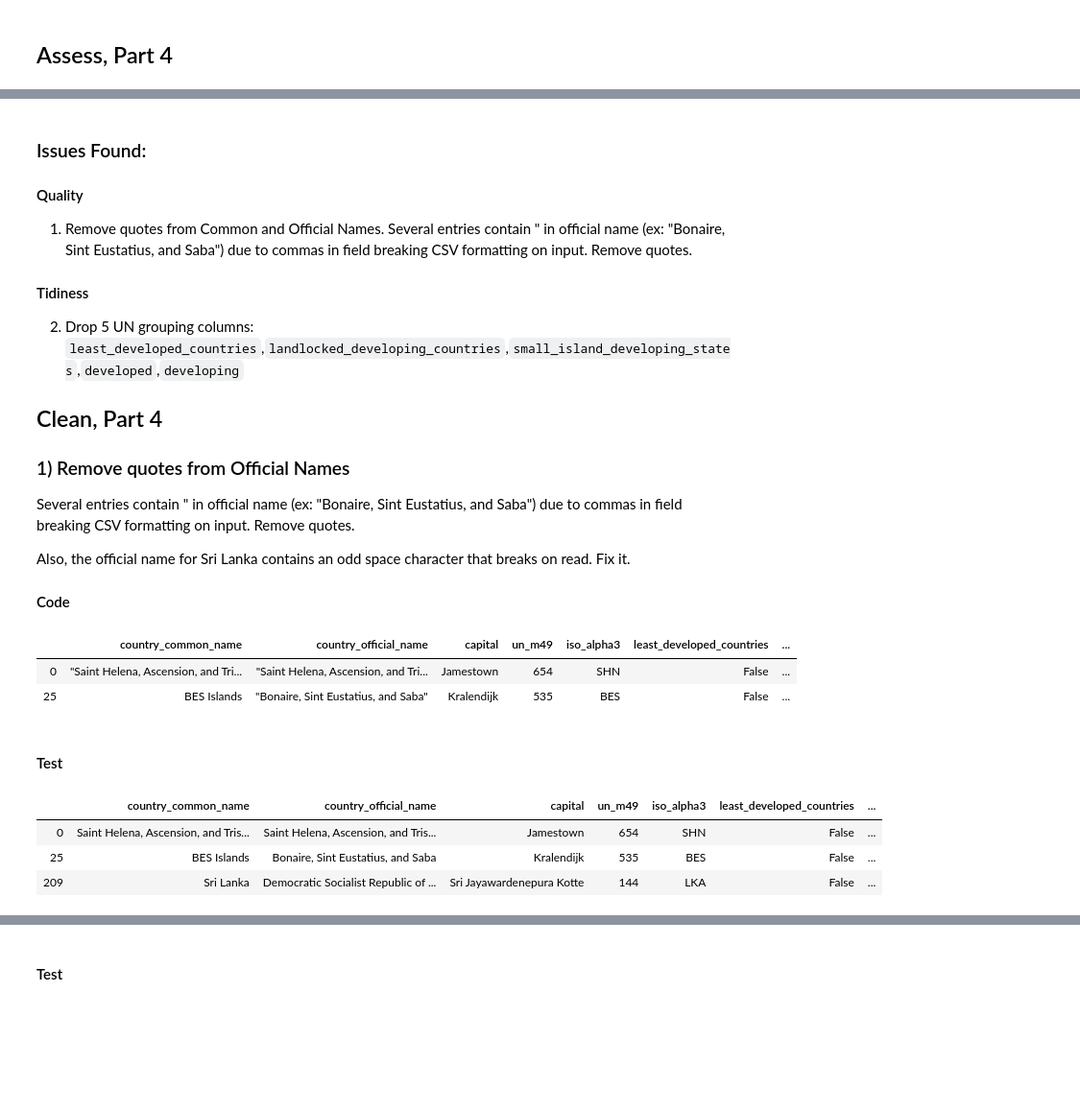
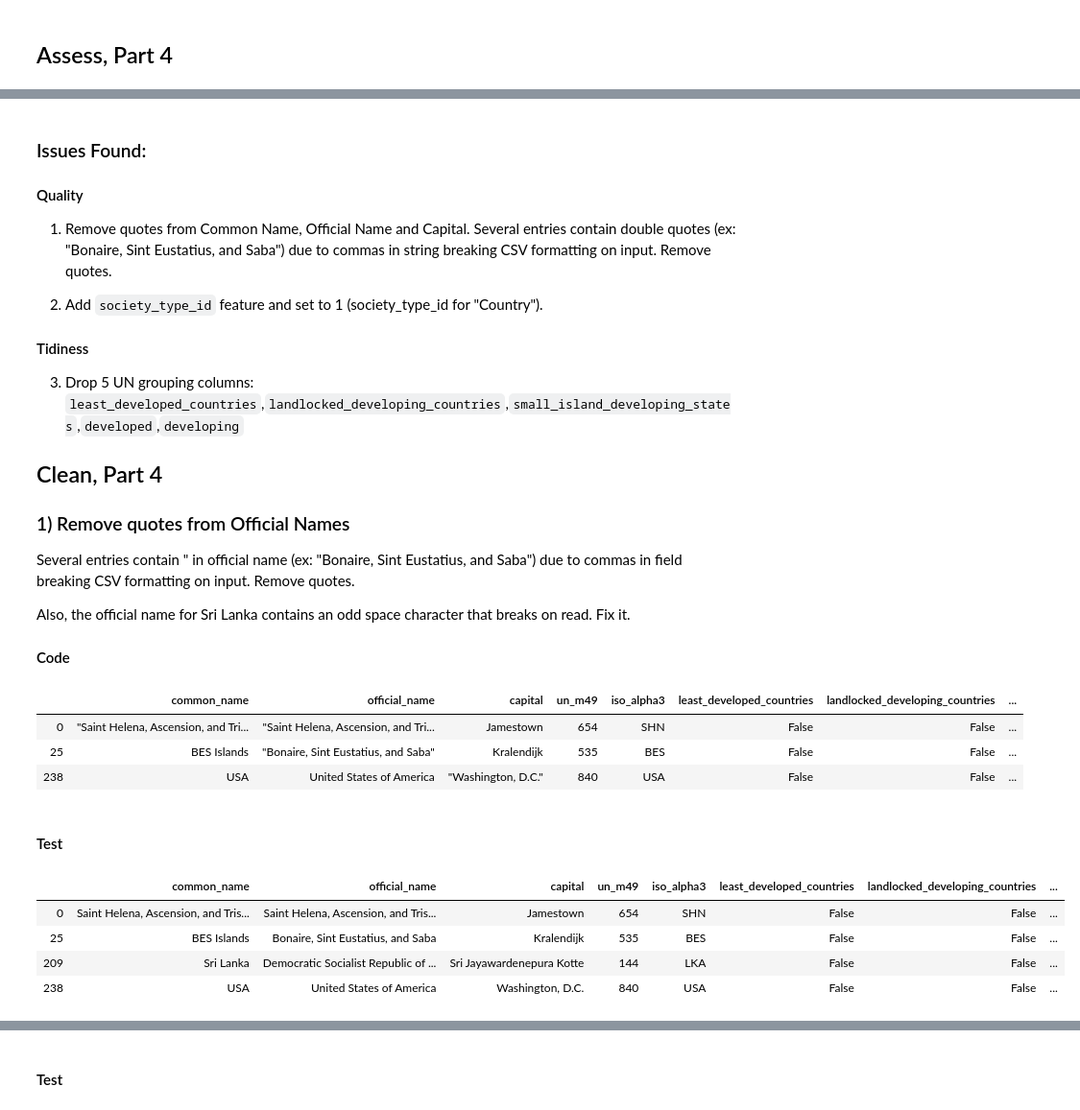
Before and after one commit to skustes/UN-Regions-and-Countries, a Jupyter notebook: Countries & UN Regions.ipynb, the cells around one changed output, grey strips where cells are left out. Shown at 96% size. Cells and saved outputs as stored; diff of their text form; code cells hidden in the pictures; blank space fills up the shorter version.

```diff
--- a/Countries & UN Regions.ipynb
+++ b/Countries & UN Regions.ipynb
@@ -325,0 +344,2 @@ countries.query( 'country_common_name == "Antarctica"' )
+# %%
+countries['capital'].fillna( '', inplace=True )
@@ -377,16 +403,12 @@ for row in countries.itertuples():
                                     ignore_index=True )
 # %%
 # Function to populate un_region field in countries dataframe
+# All assignments to regions are at the subregion or intermediate region level
 # If intermediate_region_code is not 000, return the intermediate_region_code
-# Else return subregion_code
-# Note that one entry contains 000 in subregion_code: Antarctica
-# Antarctica was previously assigned a region_code of 000 so returning subregion_code of 000 will not cause problems
+# Otherwise return subregion_code
 def get_un_region( row ):
     # If intermediate_region_code is not 000, return it
-    if row['intermediate_region_code'] != '000':
-        return row['intermediate_region_code']
-    else:
-        return row['subregion_code']
+    return row['intermediate_region_code'] if row['intermediate_region_code'] != '000' else row['subregion_code']
 
 countries['un_region'] = countries.apply( get_un_region, axis=1 )
 # %% [markdown]
@@ -597,7 +619,7 @@ The island of Sark has no ISO Alpha3 code.
 
 #### Code
 # %%
-countries['iso_alpha3'].fillna( 'NA', inplace=True )
+countries['iso_alpha3'].fillna( '', inplace=True )
 # %% [markdown]
 #### Test
 # %%
@@ -705,10 +730,12 @@ memory usage: 13.0+ KB
 # %% [markdown]
 ### Issues Found:
 #### Quality
-1) Remove quotes from Common and Official Names. Several entries contain " in official name (ex: "Bonaire, Sint Eustatius, and Saba") due to commas in field breaking CSV formatting on input. Remove quotes.
+1) Remove quotes from Common Name, Official Name and Capital. Several entries contain double quotes (ex: "Bonaire, Sint Eustatius, and Saba") due to commas in string breaking CSV formatting on input. Remove quotes.
+
+2) Add `society_type_id` feature and set to 1 (society_type_id for "Country").
 
 #### Tidiness
-2) Drop 5 UN grouping columns: `least_developed_countries`,`landlocked_developing_countries`,`small_island_developing_states`,`developed`,`developing`
+3) Drop 5 UN grouping columns: `least_developed_countries`,`landlocked_developing_countries`,`small_island_developing_states`,`developed`,`developing`
 
 <a id='clean4'></a>
 ## Clean, Part 4
@@ -721,22 +748,25 @@ Also, the official name for Sri Lanka contains an odd space character that break
 
 #### Code
 # %%
-countries[ countries['country_official_name'].str.contains('"') ]
+countries[ countries['official_name'].str.contains('"') | countries['capital'].str.contains('"') ]
 # %% [output]
-|  | country_common_name | country_official_name | capital | un_m49 | iso_alpha3 | least_developed_countries | ... |
-| 0 | "Saint Helena, Ascension, and Tri... | "Saint Helena, Ascension, and Tri... | Jamestown | 654 | SHN | False | ... |
-| 25 | BES Islands | "Bonaire, Sint Eustatius, and Saba" | Kralendijk | 535 | BES | False | ... |
+|  | common_name | official_name | capital | un_m49 | iso_alpha3 | least_developed_countries | landlocked_developing_countries | ... |
+| 0 | "Saint Helena, Ascension, and Tri... | "Saint Helena, Ascension, and Tri... | Jamestown | 654 | SHN | False | False | ... |
+| 25 | BES Islands | "Bonaire, Sint Eustatius, and Saba" | Kralendijk | 535 | BES | False | False | ... |
+| 238 | USA | United States of America | "Washington, D.C." | 840 | USA | False | False | ... |
 # %%
-countries.loc[0,'country_official_name'] = "Saint Helena, Ascension, and Tristan da Cunha"
-countries.loc[0,'country_common_name'] = "Saint Helena, Ascension, and Tristan da Cunha"
-countries.loc[25,'country_official_name'] = "Bonaire, Sint Eustatius, and Saba"
-countries.loc[209,'country_official_name'] = "Democratic Socialist Republic of Sri Lanka"
+countries.loc[0,'official_name'] = "Saint Helena, Ascension, and Tristan da Cunha"
+countries.loc[0,'common_name'] = "Saint Helena, Ascension, and Tristan da Cunha"
+countries.loc[25,'official_name'] = "Bonaire, Sint Eustatius, and Saba"
+countries.loc[209,'official_name'] = "Democratic Socialist Republic of Sri Lanka"
+countries.loc[238,'capital'] = "Washington, D.C."
 # %% [markdown]
 #### Test
 # %%
-countries.query( '( country_common_name == "BES Islands" ) | ( country_common_name == "Saint Helena, Ascension, and Tristan da Cunha") | ( country_common_name == "Sri Lanka" )' )
+countries.query( '( common_name == "BES Islands" ) | ( common_name == "Saint Helena, Ascension, and Tristan da Cunha") | ( common_name == "Sri Lanka" ) | ( common_name == "USA" )' )
 # %% [output]
-|  | country_common_name | country_official_name | capital | un_m49 | iso_alpha3 | least_developed_countries | ... |
-| 0 | Saint Helena, Ascension, and Tris... | Saint Helena, Ascension, and Tris... | Jamestown | 654 | SHN | False | ... |
-| 25 | BES Islands | Bonaire, Sint Eustatius, and Saba | Kralendijk | 535 | BES | False | ... |
-| 209 | Sri Lanka | Democratic Socialist Republic of ... | Sri Jayawardenepura Kotte | 144 | LKA | False | ... |
+|  | common_name | official_name | capital | un_m49 | iso_alpha3 | least_developed_countries | landlocked_developing_countries | ... |
+| 0 | Saint Helena, Ascension, and Tris... | Saint Helena, Ascension, and Tris... | Jamestown | 654 | SHN | False | False | ... |
+| 25 | BES Islands | Bonaire, Sint Eustatius, and Saba | Kralendijk | 535 | BES | False | False | ... |
+| 209 | Sri Lanka | Democratic Socialist Republic of ... | Sri Jayawardenepura Kotte | 144 | LKA | False | False | ... |
+| 238 | USA | United States of America | Washington, D.C. | 840 | USA | False | False | ... |
```
Also changed, not shown: parts of 57 cells of this notebook, 2 other files.
